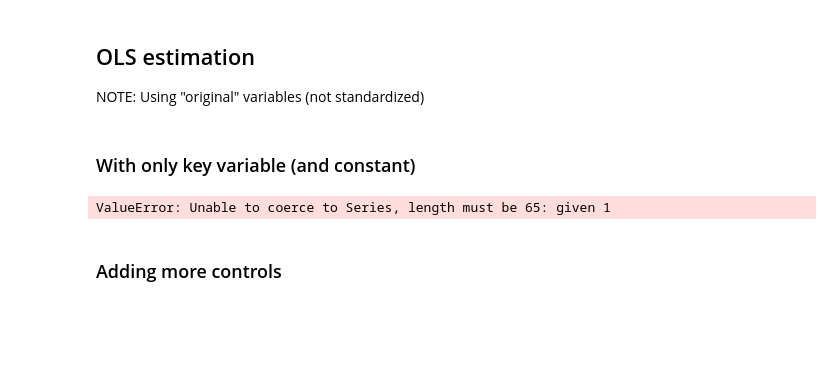
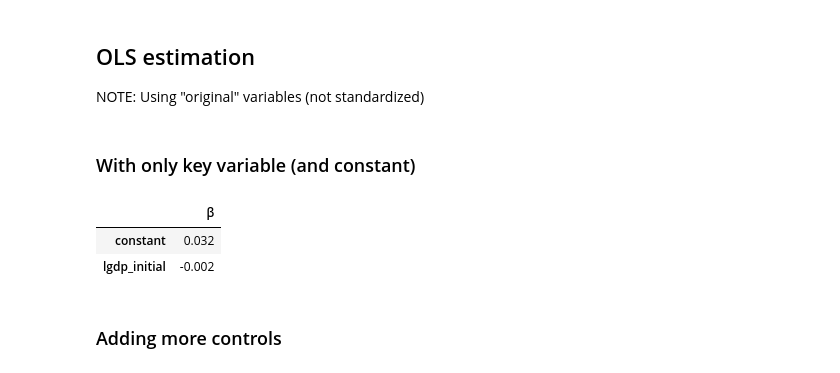
Before and after one commit to lkh927/AME-2024-Projects, a Jupyter notebook: Project 2/Project 2 old.ipynb, the cells around one changed output. Drawn from its saved outputs; the diff is of its cells as text; code cells hidden in the pictures; blank space fills up the shorter version.

```diff
--- a/Project 2/Project 2 old.ipynb
+++ b/Project 2/Project 2 old.ipynb
@@ -262,7 +267,7 @@ print(data.shape)
 # %%
 data = data[vv_all['all']+vv_outcome+vv_key_explanatory]
 
-data['constant'] = 1
+#dat['constant'] = 1
 vv_constant = ['constant'] #defined for later use
 
 print(data.shape)
@@ -297,18 +306,20 @@ NOTE: Using "original" variables (not standardized)
 # %%
 # Reshape y
 gg = np.array(g).reshape(-1,1)
 
 # define X
-xs = vv_constant + X
+xs = vv_constant + vv_key_explanatory
 xx = data[xs].values
 
 # run OLS
 betahat = la.inv(xx.T @ xx) @ xx.T @ gg
 
 # print results
 pd.DataFrame({'β': betahat[:,0]}, index=[xs]).round(3)
 # %% [output]
-ValueError: Unable to coerce to Series, length must be 65: given 1
+|  | β |
+| constant | 0.032 |
+| lgdp_initial | -0.002 |
 # %% [markdown]
 ### Adding more controls
 # %% [markdown]
```
Also changed, not shown: parts of 5 cells of this notebook, 1 other file.
